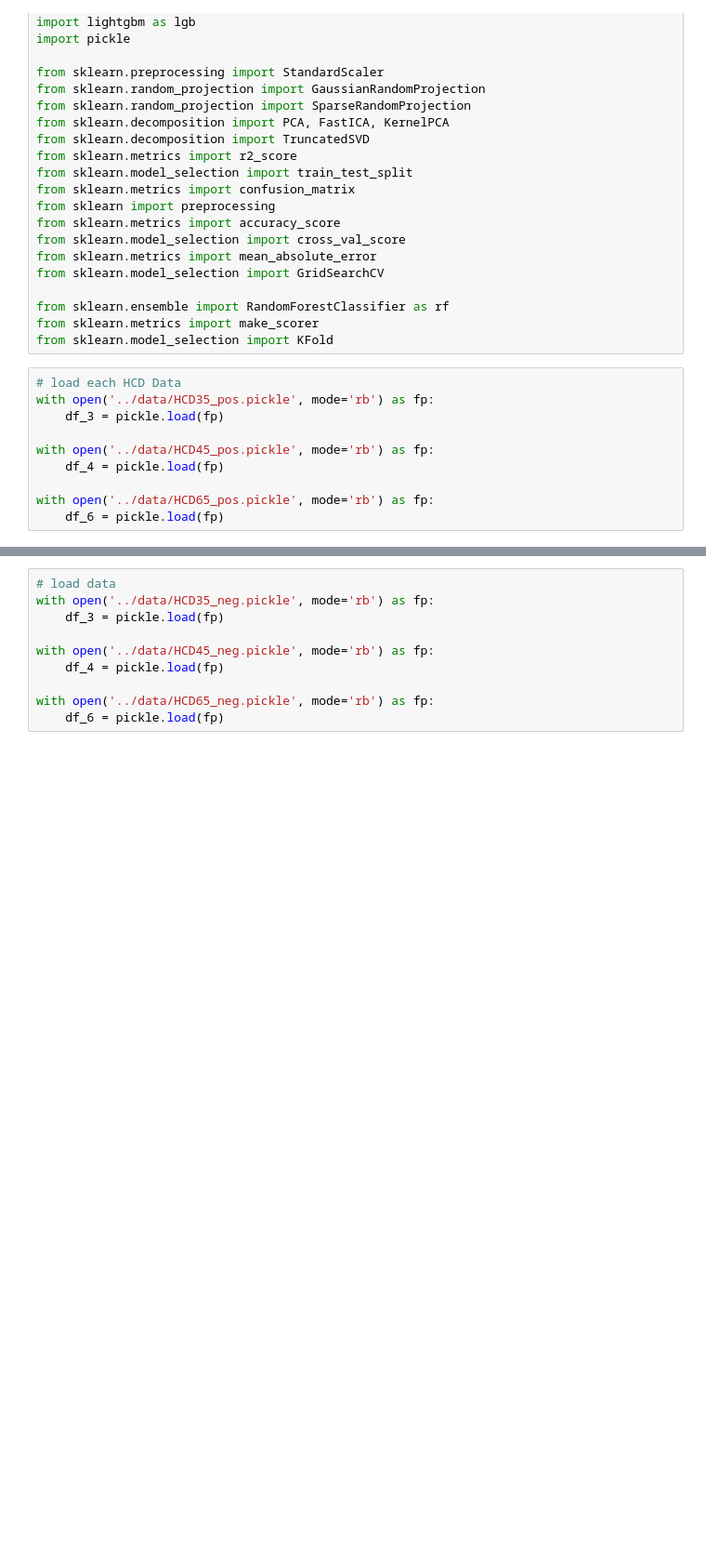
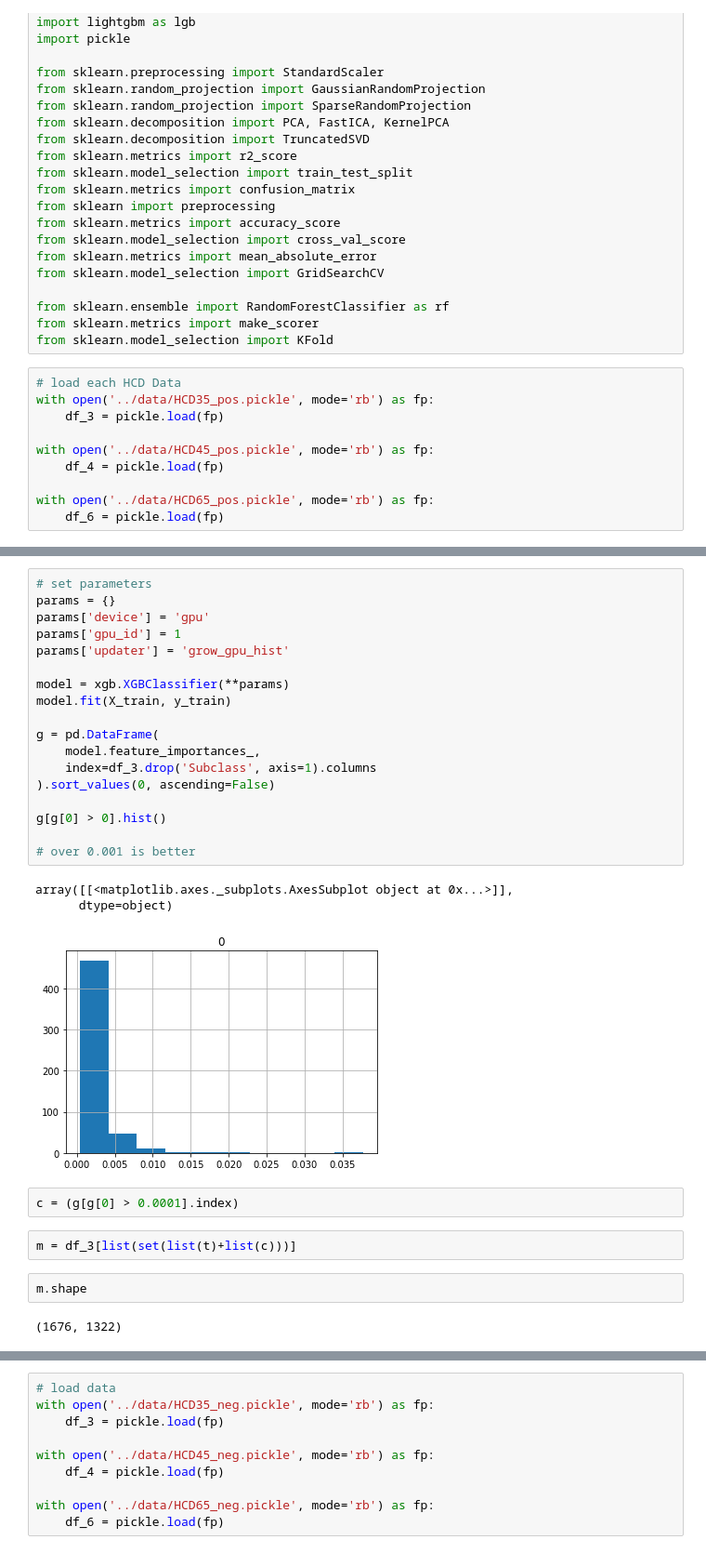
Before and after one commit to tobigithub/ms2class-1, a Jupyter notebook: ipynb/8_Feature Selection.ipynb, the cells around one changed output, grey strips where cells are left out. Shown at 93% size. Saved outputs shown, nothing was run; the diff lists cells and outputs as text; blank space fills up the shorter version.

```diff
--- a/ipynb/8_Feature Selection.ipynb
+++ b/ipynb/8_Feature Selection.ipynb
@@ -58,3 +69,33 @@ t = clf.feature_importances_
+# %%
+# set parameters
+params = {}
+params['device'] = 'gpu'
+params['gpu_id'] = 1
+params['updater'] = 'grow_gpu_hist'
+
+model = xgb.XGBClassifier(**params)
+model.fit(X_train, y_train)
+
+g = pd.DataFrame(
+    model.feature_importances_,
+    index=df_3.drop('Subclass', axis=1).columns
+).sort_values(0, ascending=False)
+
+g[g[0] > 0].hist()
+
+# over 0.001 is better
+# %% [output]
+array([[<matplotlib.axes._subplots.AxesSubplot object at 0x...>]],
+      dtype=object)
+[figure, added]
+# %%
+c = (g[g[0] > 0.0001].index)
+# %%
+m = df_3[list(set(list(t)+list(c)))]
+# %%
+m.shape
+# %% [output]
+(1676, 1322)
 # %%
 # divide objective and features
 objective = df_4.Subclass
```
Also changed, not shown: parts of 42 cells of this notebook, 17 other files.
